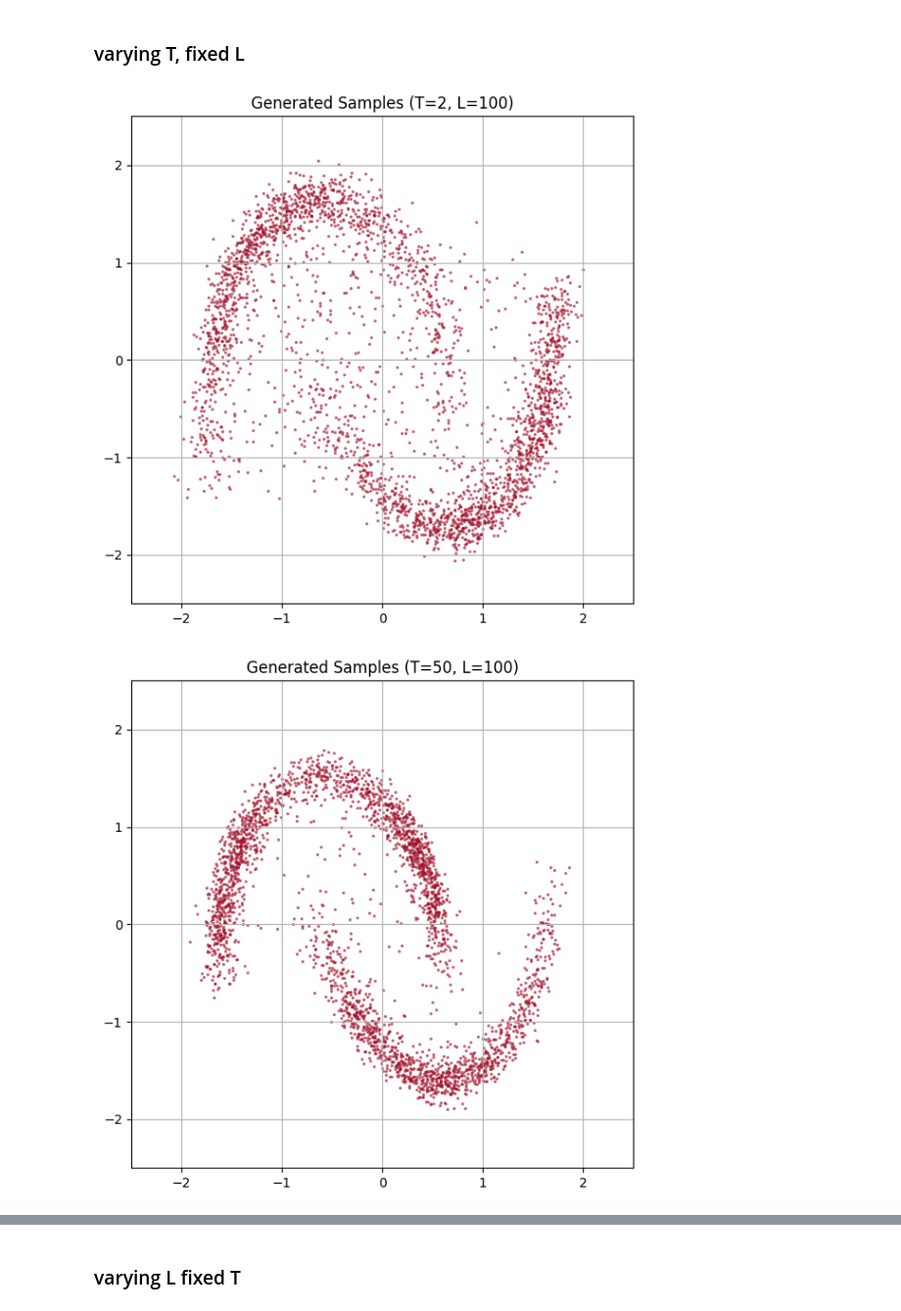
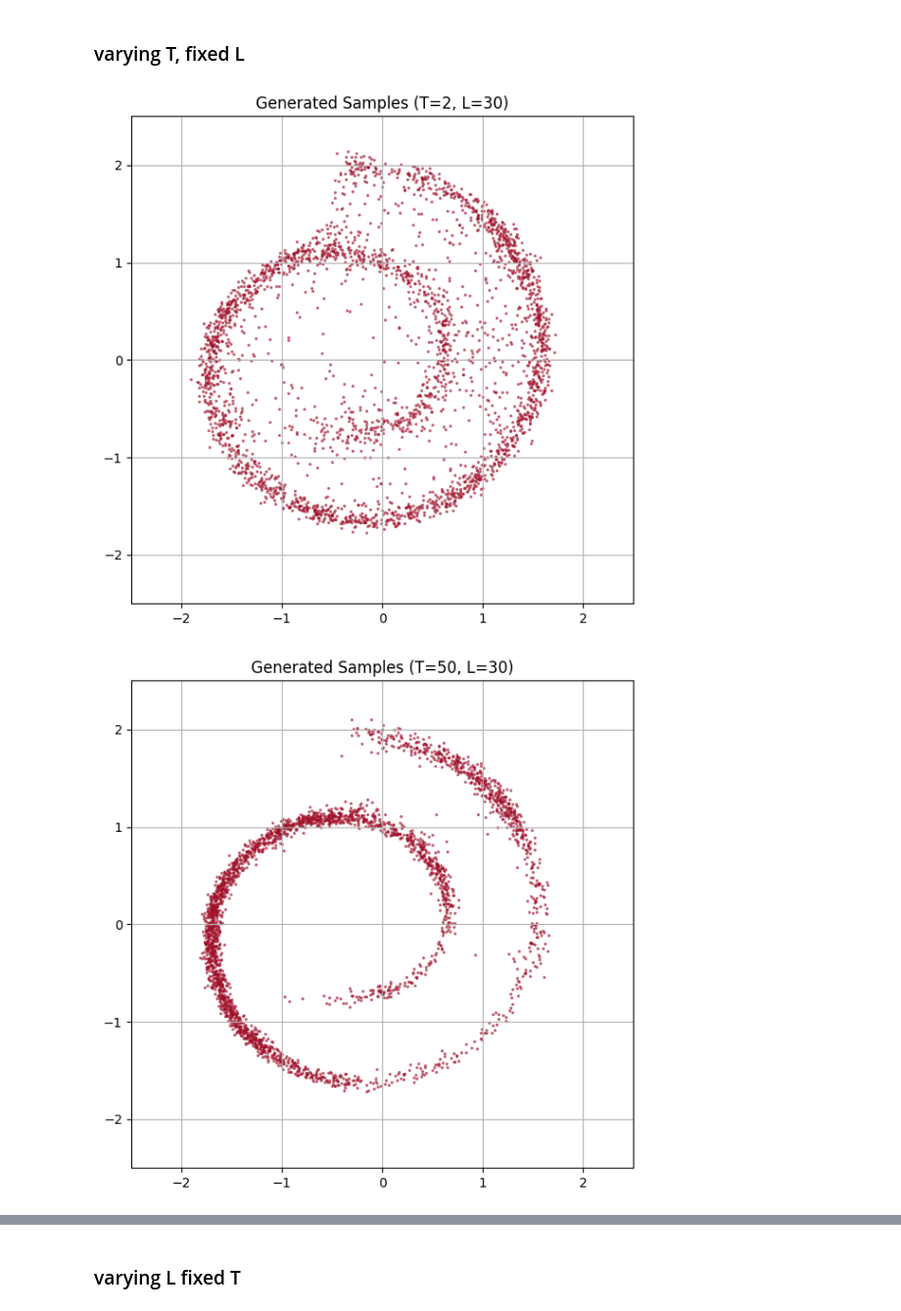
Before and after one commit to sj-rai/annealed-langevin-dsm, a Jupyter notebook: experiment.ipynb, the cells around one changed output, grey strips where cells are left out. Shown at 98% size. Drawn from its saved outputs; the diff is of its cells as text; code cells hidden in the pictures.

```diff
--- a/experiment.ipynb
+++ b/experiment.ipynb
@@ -23,8 +25,8 @@ def get_two_moons(n_samples=5000):
     data = (data - np.mean(data, axis=0)) / np.std(data, axis=0)
     return torch.tensor(data, dtype=torch.float32)
 # %%
-# dataset = get_swiss_roll(5000)
-dataset = get_two_moons(5000)
+dataset = get_swiss_roll(5000)
+# dataset = get_two_moons(5000)
 
 
 plt.figure(figsize=(6, 6))
@@ -171,5 +189,5 @@ def sample_annealed_langevin(network, sigmas, n_samples=1000, T=20, eps=0.00002)
 # %%
-generated_samples = sample_annealed_langevin(network, sigmas, n_samples=5000, T=100)
+generated_samples = sample_annealed_langevin(network, sigmas, n_samples=3000, T=100)
 # %%
 def plot_samples(dataset, generated_samples, title, plot_true=True):
     # 1. Dynamically set the number of columns based on plot_true
@@ -211,13 +229,15 @@ plot_samples(dataset, generated_samples, "Generated Samples (Annealed Langevin)"
 # %% [markdown]
 ### varying T, fixed L
 # %%
-samples_bad  = sample_annealed_langevin(network, sigmas, n_samples=3000, T=2)
-samples_good = sample_annealed_langevin(network, sigmas, n_samples=3000, T=50)
-samples_best = sample_annealed_langevin(network, sigmas, n_samples=3000, T=200)
+samples_T_2  = sample_annealed_langevin(network, sigmas, n_samples=3000, T=2)
+samples_T_50 = sample_annealed_langevin(network, sigmas, n_samples=3000, T=50)
+samples_T_100 = sample_annealed_langevin(network, sigmas, n_samples=3000, T=100)
+samples_T_200 = sample_annealed_langevin(network, sigmas, n_samples=3000, T=200)
 # %%
-plot_samples(dataset, samples_bad, "Generated Samples (T=2, L=100)", False)
-plot_samples(dataset, samples_good, "Generated Samples (T=50, L=100)", False)
-plot_samples(dataset, samples_best, "Generated Samples (T=200, L=100)", False)
+plot_samples(dataset, samples_T_2, "Generated Samples (T=2, L=30)", False)
+plot_samples(dataset, samples_T_50, "Generated Samples (T=50, L=30)", False)
+plot_samples(dataset, samples_T_100, "Generated Samples (T=100, L=30)", False)
+plot_samples(dataset, samples_T_200, "Generated Samples (T=200, L=30)", False)
 # %% [output]
-[figure, old version]
+[figure, new version]
-[figure, old version]
+[figure, new version]
```
Also changed, not shown: parts of 24 cells of this notebook, 1 other file.
